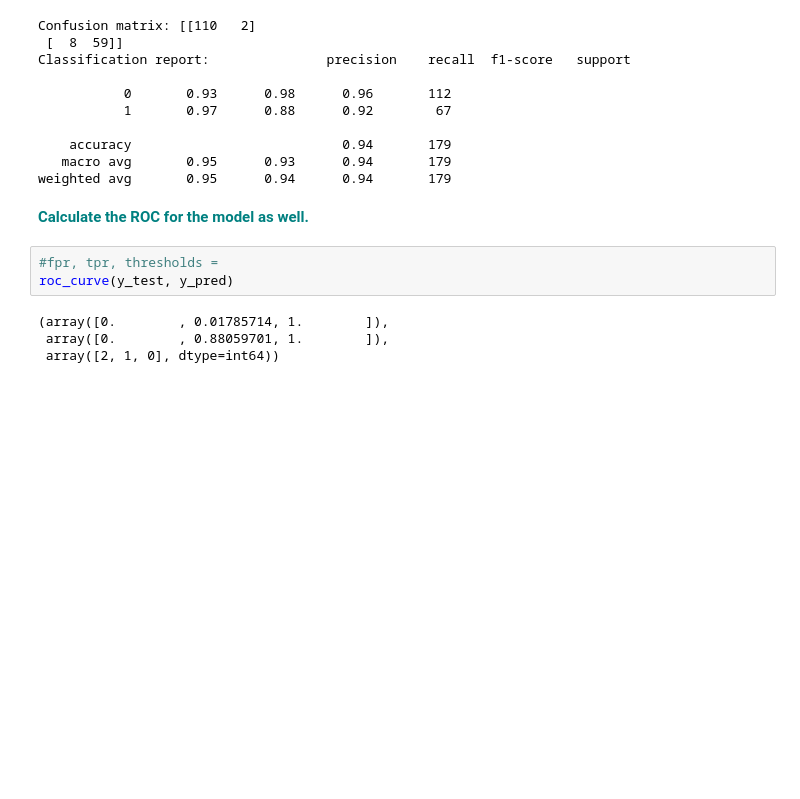
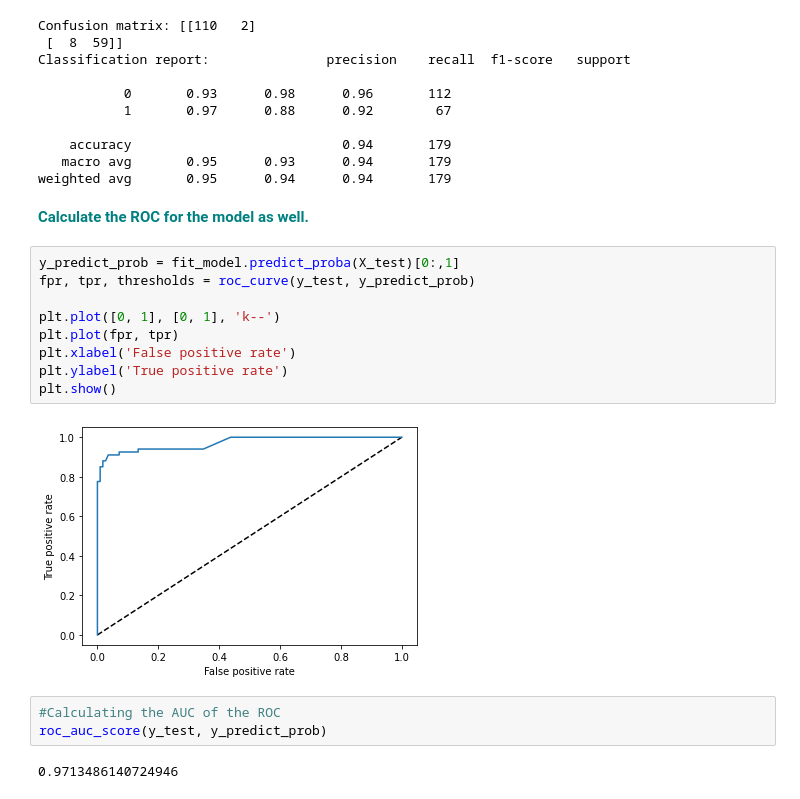
Before and after one commit to haberkornm/Springboard, a Jupyter notebook: Gradient_Boosting_Case_Study_updated_10_01_2020/Gradient Boosting Case Study.ipynb, the cells around one changed output. Drawn from its saved outputs; the diff is of its cells as text; blank space fills up the shorter version.

```diff
--- a/Gradient_Boosting_Case_Study_updated_10_01_2020/Gradient Boosting Case Study.ipynb
+++ b/Gradient_Boosting_Case_Study_updated_10_01_2020/Gradient Boosting Case Study.ipynb
@@ -292,10 +292,19 @@ Classification report:               precision    recall  f1-score   support
 weighted avg       0.95      0.94      0.94       179
 # %% [markdown]
 **<font color='teal'>Calculate the ROC for the model as well.</font>**
-# %%
-#fpr, tpr, thresholds =
-roc_curve(y_test, y_pred)
-# %% [output]
-(array([0.        , 0.01785714, 1.        ]),
- array([0.        , 0.88059701, 1.        ]),
- array([2, 1, 0], dtype=int64))
+# %%
+y_predict_prob = fit_model.predict_proba(X_test)[0:,1]
+fpr, tpr, thresholds = roc_curve(y_test, y_predict_prob)
+
+plt.plot([0, 1], [0, 1], 'k--')
+plt.plot(fpr, tpr)
+plt.xlabel('False positive rate')
+plt.ylabel('True positive rate')
+plt.show()
+# %% [output]
+[figure, added]
+# %%
+#Calculating the AUC of the ROC
+roc_auc_score(y_test, y_predict_prob)
+# %% [output]
+0.9713486140724946
```
Also changed, not shown: parts of 1 cell of this notebook.
